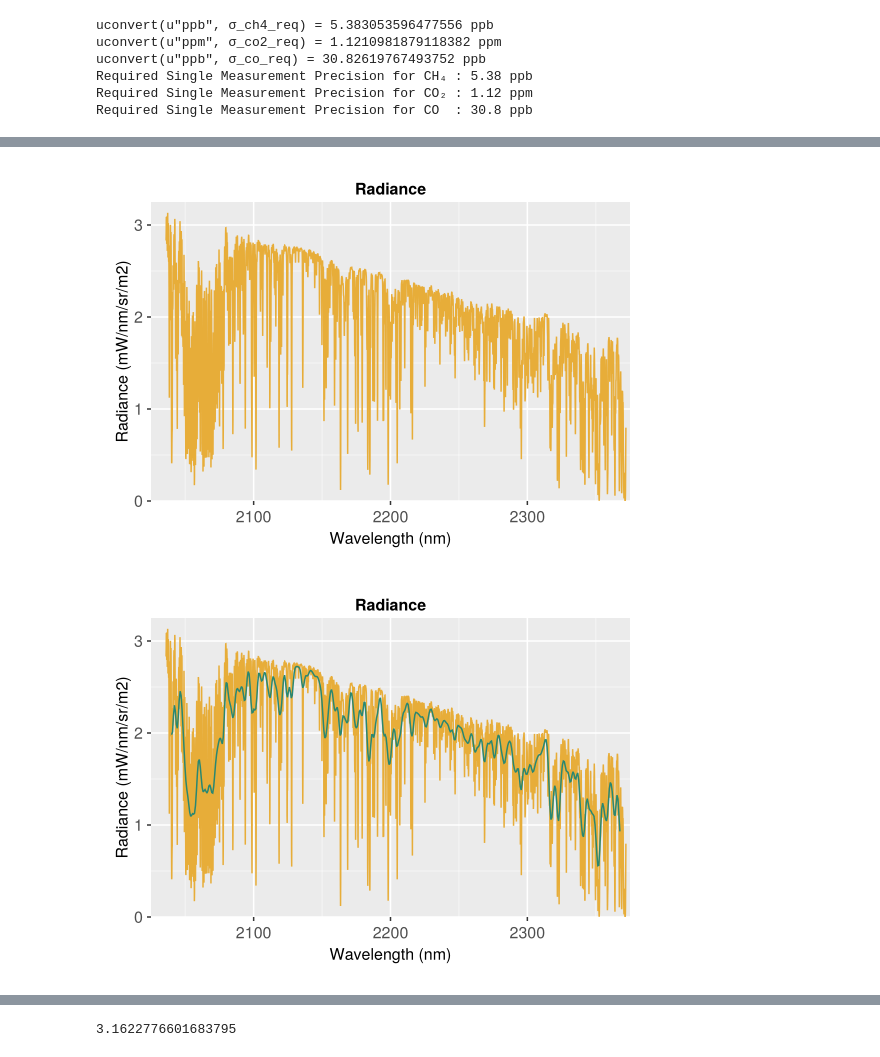
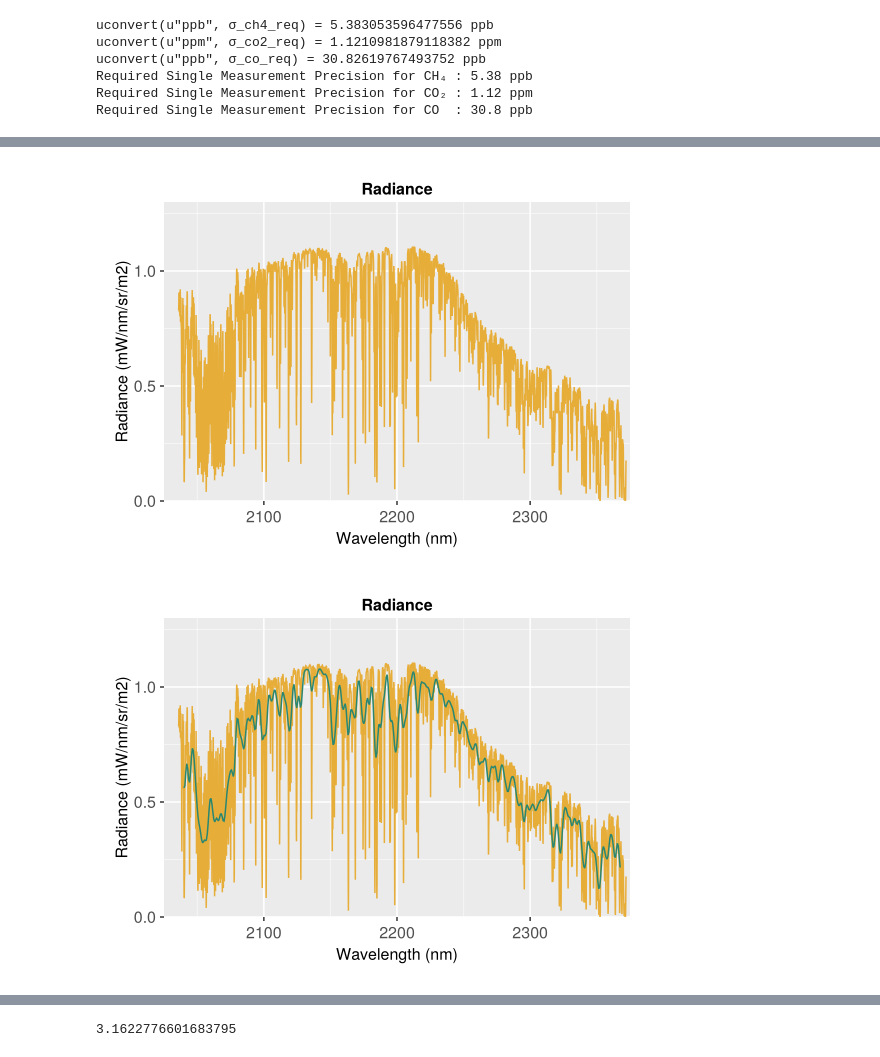
Before and after one commit to Carbon-I/CarbonI, a Jupyter notebook: src/notebooks/ParameterSensitivity.ipynb, the cells around one changed output, grey strips where cells are left out. Saved outputs shown, nothing was run; the diff lists cells and outputs as text; code cells hidden in the pictures.

```diff
--- a/src/notebooks/ParameterSensitivity.ipynb
+++ b/src/notebooks/ParameterSensitivity.ipynb
@@ -71,8 +71,8 @@ Required Single Measurement Precision for CH₄ : 5.38 ppb
 Required Single Measurement Precision for CO₂ : 1.12 ppm
 Required Single Measurement Precision for CO  : 30.8 ppb
 # %%
-# Use the reference scenario
-scenario = CarbonI.reference_scenario();
+# Use the tropical scenario
+scenario = CarbonI.stressing_scenario();
 
 # Load CBE specs
 cbe_specs = CarbonI.build_instrument("CBE");
@@ -176,23 +189,23 @@ q2=forward_model_x_(x,
 lines!(ax,fine_inst.instrument_wl,q,color=CarbonI_colors[1],label="Simulated Reflected Radiance")
 #axislegend(ax,position = :lt)
 xlims!(ax,2025,2375)
-ylims!(ax,0,3.25)
+ylims!(ax,0,1.3)
 save("/Users/drt/src/CarbonI-drt/plots/final/SimulatedRadiance.pdf",f)
 f
 # %% [output]
-[figure, old version]
+[figure, new version]
 # %%
 # Illustrate the resampling
 f = Figure(resolution=(550,400))
 ax = Axis(f[1,1], xlabel="Wavelength (nm)", ylabel="Radiance (mW/nm/sr/m2)",  title="Radiance")
 lines!(ax,fine_inst.instrument_wl,q,color=CarbonI_colors[1],label="Radiance")
 lines!(ax,req_specs.instrument_wl,q2,color=CarbonI_colors[3],label="Radiance")
 xlims!(ax,2025,2375)
-ylims!(ax,0,3.25)
+ylims!(ax,0,1.3)
 save("/Users/drt/src/CarbonI-drt/plots/final/ResampledRadiance.pdf",f)
 f
 # %% [output]
-[figure, old version]
+[figure, new version]
 # %%
 # Show signal at FPA
 signal = InstrumentOperator.photons_at_fpa(ins_req, (req_specs.instrument_wl)u"nm", (q2)u"mW/m^2/nm/sr")
```
Also changed, not shown: parts of 13 cells of this notebook.
